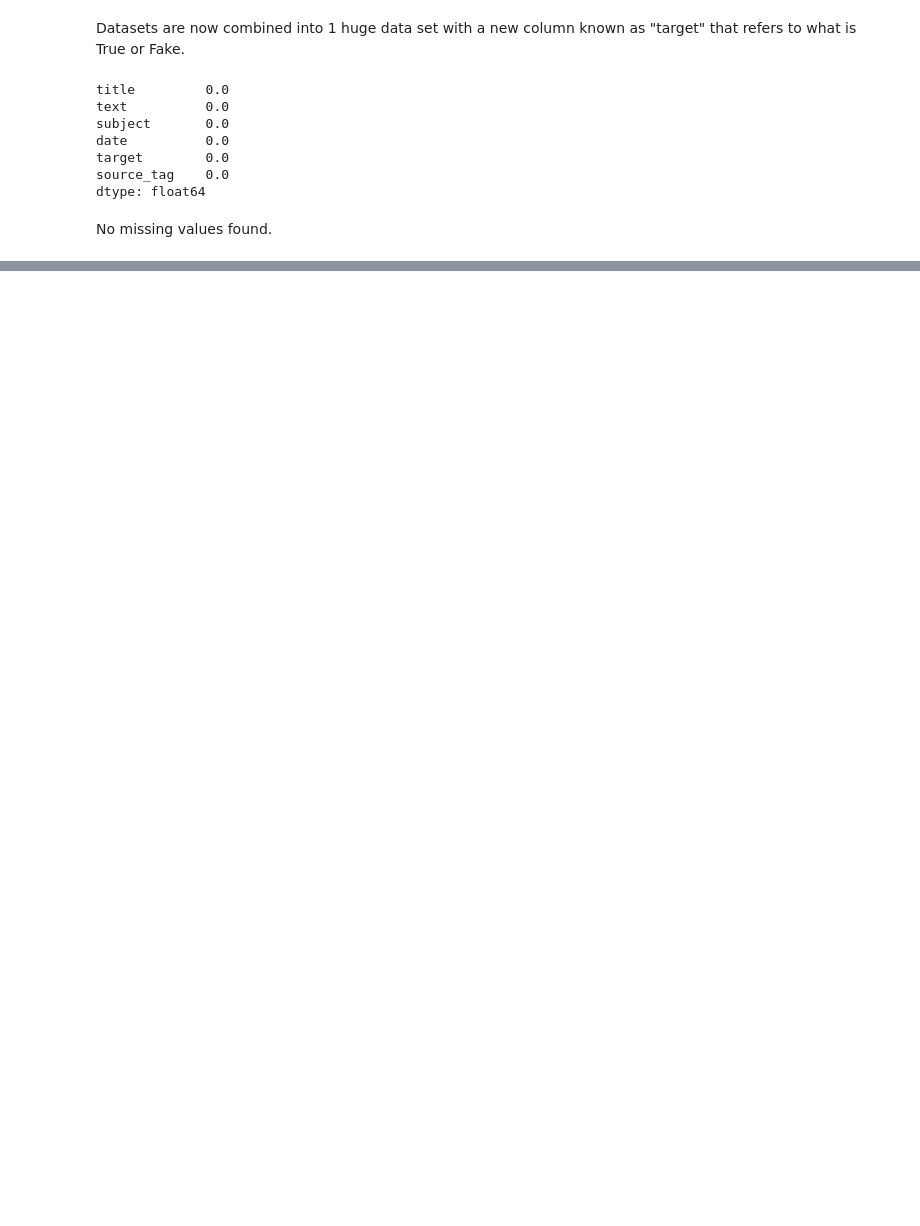
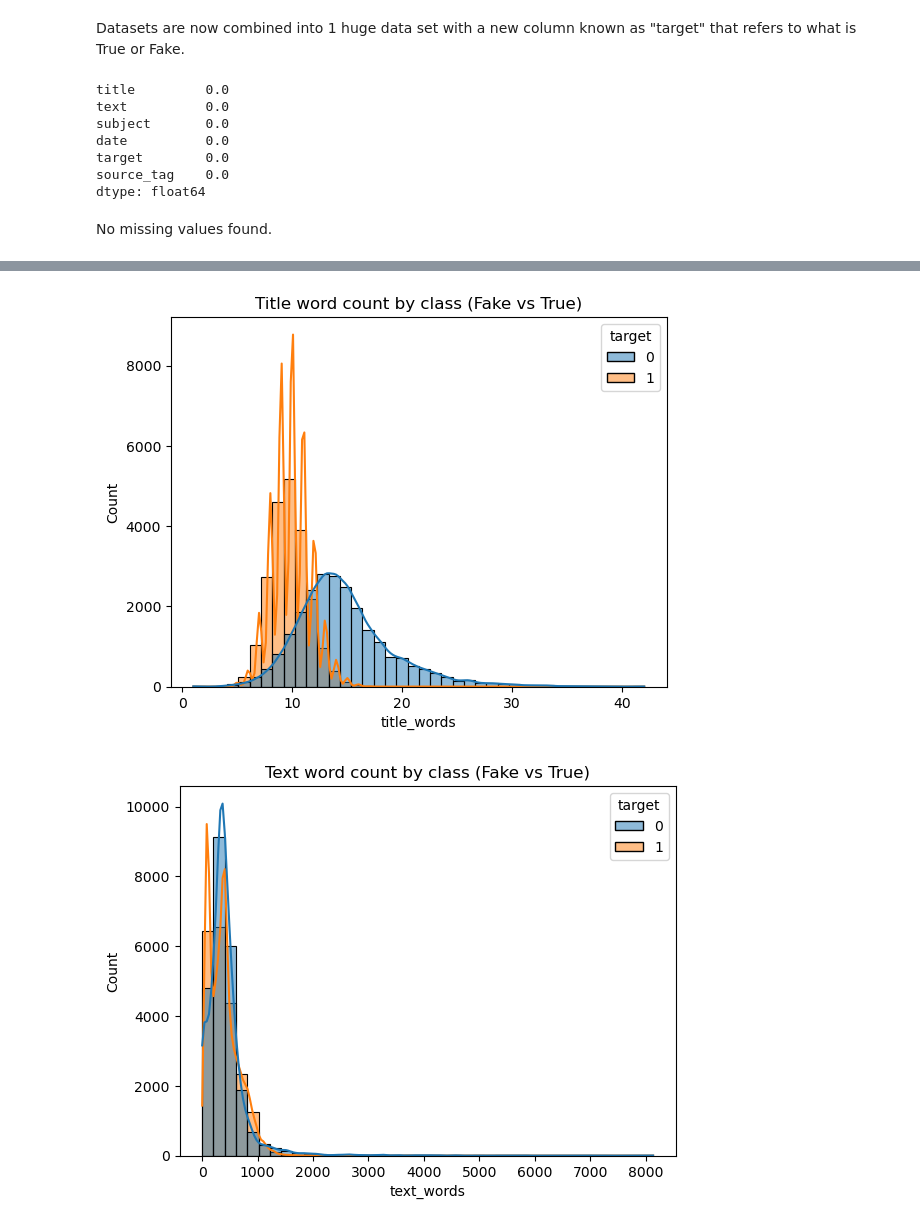
Before and after one commit to AlexandruSoroiu/accenture-ai-studio-fall2025, a Jupyter notebook: notebooks/eda_01.ipynb, the cells around one changed output, grey strips where cells are left out. Cells and saved outputs as stored; diff of their text form; code cells hidden in the pictures; blank space fills up the shorter version.

```diff
--- a/notebooks/eda_01.ipynb
+++ b/notebooks/eda_01.ipynb
@@ -116,3 +116,17 @@ df.head()
 | 2 | Senior U.S. Republican senator: '... | WASHINGTON (Reuters) - The specia... | politicsNews | 2017-12-31 | 1 | true_csv | 2017.0 | 12.0 | 6.0 | 60 | ... |
 | 3 | FBI Russia probe helped by Austra... | WASHINGTON (Reuters) - Trump camp... | politicsNews | 2017-12-30 | 1 | true_csv | 2017.0 | 12.0 | 5.0 | 59 | ... |
 | 4 | Trump wants Postal Service to cha... | SEATTLE/WASHINGTON (Reuters) - Pr... | politicsNews | 2017-12-29 | 1 | true_csv | 2017.0 | 12.0 | 4.0 | 69 | ... |
+# %%
+#Simple visuals of connection between Target and title/text word counts
+import seaborn as sns
+
+sns.histplot(data=df, x="title_words", hue="target", bins=40, kde=True)
+plt.title("Title word count by class (Fake vs True)")
+plt.show()
+
+sns.histplot(data=df, x="text_words", hue="target", bins=40, kde=True)
+plt.title("Text word count by class (Fake vs True)")
+plt.show()
+# %% [output]
+[figure, added]
+[figure, added]
```
Also changed, not shown: parts of 10 cells of this notebook.
